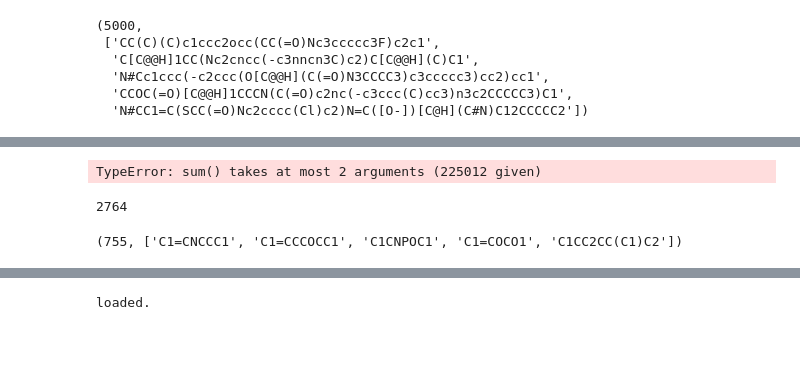
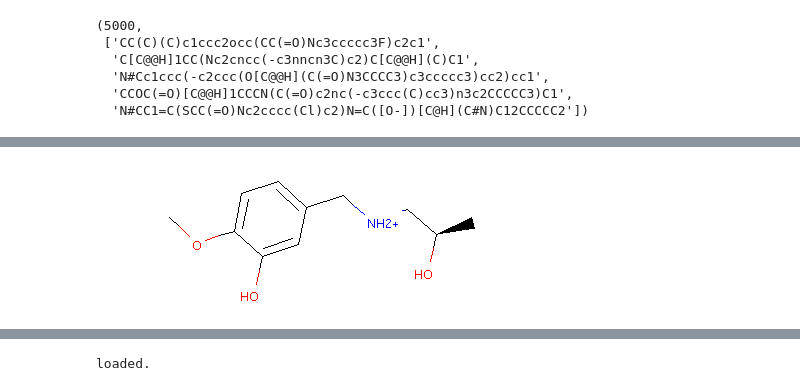
Before and after one commit to yyctamu/CHEMIR, a Jupyter notebook: jtvae/notebooks/mol_rec.ipynb, the cells around one changed output, grey strips where cells are left out. Saved outputs shown, nothing was run; the diff lists cells and outputs as text; code cells hidden in the pictures; blank space fills up the shorter version.

```diff
--- a/jtvae/notebooks/mol_rec.ipynb
+++ b/jtvae/notebooks/mol_rec.ipynb
@@ -128,16 +100,0 @@ with open("structures.txt") as f:
-# %%
-len(all_structures)
-# %% [output]
-TypeError: sum() takes at most 2 arguments (225012 given)
-# %%
-inds[0]
-# %% [output]
-2764
-# %%
-# load the vocabulary of valid chemical structures
-vocab_path = "../data/zinc/new_vocab.txt"
-vocab = [x.strip("\r\n ") for x in open(vocab_path)]
-vocab = Vocab(vocab)
-len(vocab.vocab), vocab.vocab[:5]
-# %% [output]
-(755, ['C1=CNCCC1', 'C1=CCCOCC1', 'C1CNPOC1', 'C1=COCO1', 'C1CC2CC(C1)C2'])
@@ -143,0 +117,8 @@ len(vocab.vocab), vocab.vocab[:5]
+# %%
+np.random.seed(1)
+inds = np.random.permutation(len(smiles))
+i = 166
+saved_inds = [0, 1, 2, 3, 4, 5, 11, 13, 14, 17, 18, 20, 26, 40, 42, 47, 48, 49, 53, 67, 74, 77, 84, 88, 92, 99, 106,131,151,156]
+Chem.MolFromSmiles(smiles[inds[i]])
+# %% [output]
+[figure, added]
```
Also changed, not shown: parts of 60 cells of this notebook, 2 other files.
